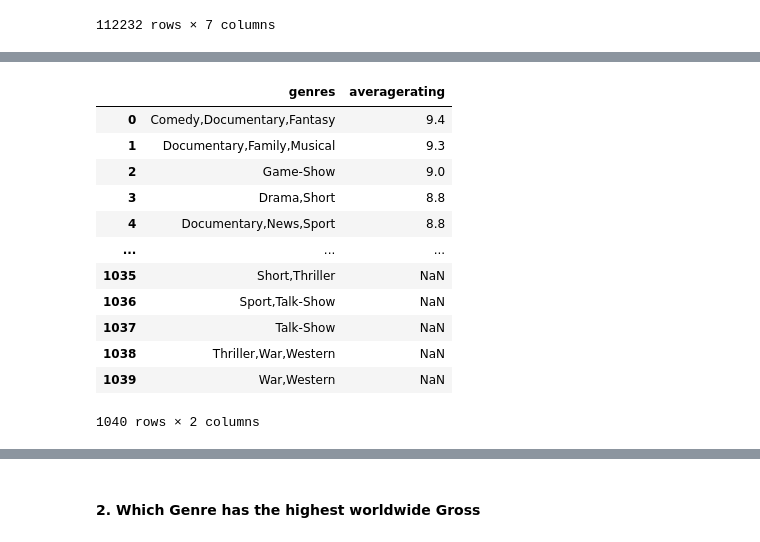
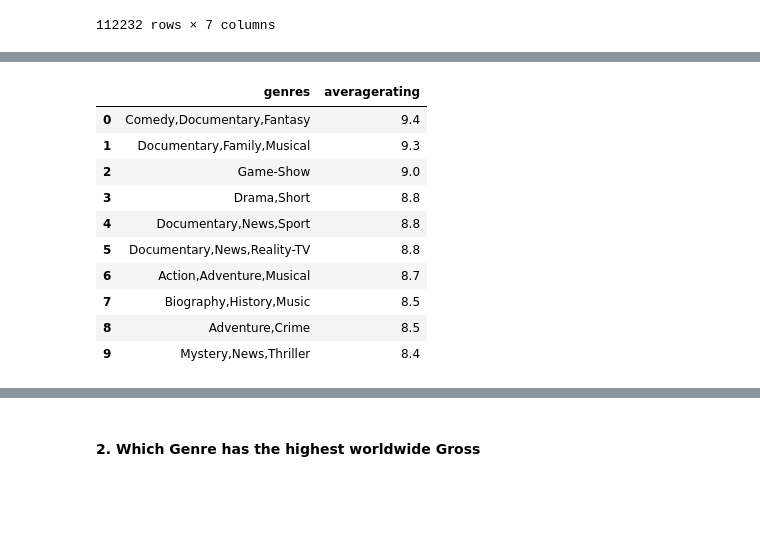
Before and after one commit to wanjikuciku/Phase-1-Project, a Jupyter notebook: project.ipynb, the cells around one changed output, grey strips where cells are left out. Cells and saved outputs as stored; diff of their text form; code cells hidden in the pictures; blank space fills up the shorter version.

```diff
--- a/project.ipynb
+++ b/project.ipynb
@@ -802,44 +787,34 @@ top_10_genres
-# %%
-genre = basics_and_ratings.groupby('genres')
-
-mean_ratings = genre['averagerating'].mean().sort_values(ascending=False)
-# mean_ratings.sort_values(ascending=False)
-mean_ratings
-
-# mean_ratings = mean_ratings.sort_values(ascending=False)
-# mean_ratings
-# convert the mean_ratings to a DataFrame
-mean_ratings_df = pd.DataFrame(mean_ratings)
-mean_ratings_df
-# making "genre" a column
-mean_ratings_df = mean_ratings_df.reset_index()
-mean_ratings_df
-
-# ax.bar(mean_ratings_df['genres'].head(), mean_ratings_df['averagerating'].head())
-# # set the respective lables
-# ax.set_title('Genre with highest ratings')
-# ax.set_xlabel('Genre')
-# ax.set_ylabel('Mean Ratings')
-
-# # rotate the x-axis label for better readability
-# plt.xticks(rotation = 45)
-
-# # adjust layout to prevent lables from being cut off
-# plt.tight_layout();
-# %% [output]
-|  | genres | averagerating |
-| 0 | Comedy,Documentary,Fantasy | 9.4 |
-| 1 | Documentary,Family,Musical | 9.3 |
-| 2 | Game-Show | 9.0 |
-| 3 | Drama,Short | 8.8 |
-| 4 | Documentary,News,Sport | 8.8 |
-| ... | ... | ... |
-| 1035 | Short,Thriller | NaN |
-| 1036 | Sport,Talk-Show | NaN |
-| 1037 | Talk-Show | NaN |
-| 1038 | Thriller,War,Western | NaN |
-| 1039 | War,Western | NaN |
-1040 rows × 2 columns
+# %%
+# create a variable name genre and groupby basics_and_ratings('genre')
+genre = basics_and_ratings.groupby('genres')
+
+# create a variable name mean ratings to find the mean of averageratings based on genre
+mean_ratings = genre['averagerating'].mean().sort_values(ascending=False)
+mean_ratings
+
+# convert the mean_ratings to a DataFrame
+df_mean_ratings = pd.DataFrame(mean_ratings)
+df_mean_ratings
+
+# making "genre" a column
+ratings = df_mean_ratings.reset_index()
+ratings
+
+# Finding the top 10 genres in ratings
+top_10_genres = ratings.nlargest(10, 'averagerating')
+top_10_genres
+# %% [output]
+|  | genres | averagerating |
+| 0 | Comedy,Documentary,Fantasy | 9.4 |
+| 1 | Documentary,Family,Musical | 9.3 |
+| 2 | Game-Show | 9.0 |
+| 3 | Drama,Short | 8.8 |
+| 4 | Documentary,News,Sport | 8.8 |
+| 5 | Documentary,News,Reality-TV | 8.8 |
+| 6 | Action,Adventure,Musical | 8.7 |
+| 7 | Biography,History,Music | 8.5 |
+| 8 | Adventure,Crime | 8.5 |
+| 9 | Mystery,News,Thriller | 8.4 |
 # %%
 # set up plots
 fig, ax = plt.subplots(figsize=(10,6))
```
Also changed, not shown: parts of 11 cells of this notebook.
